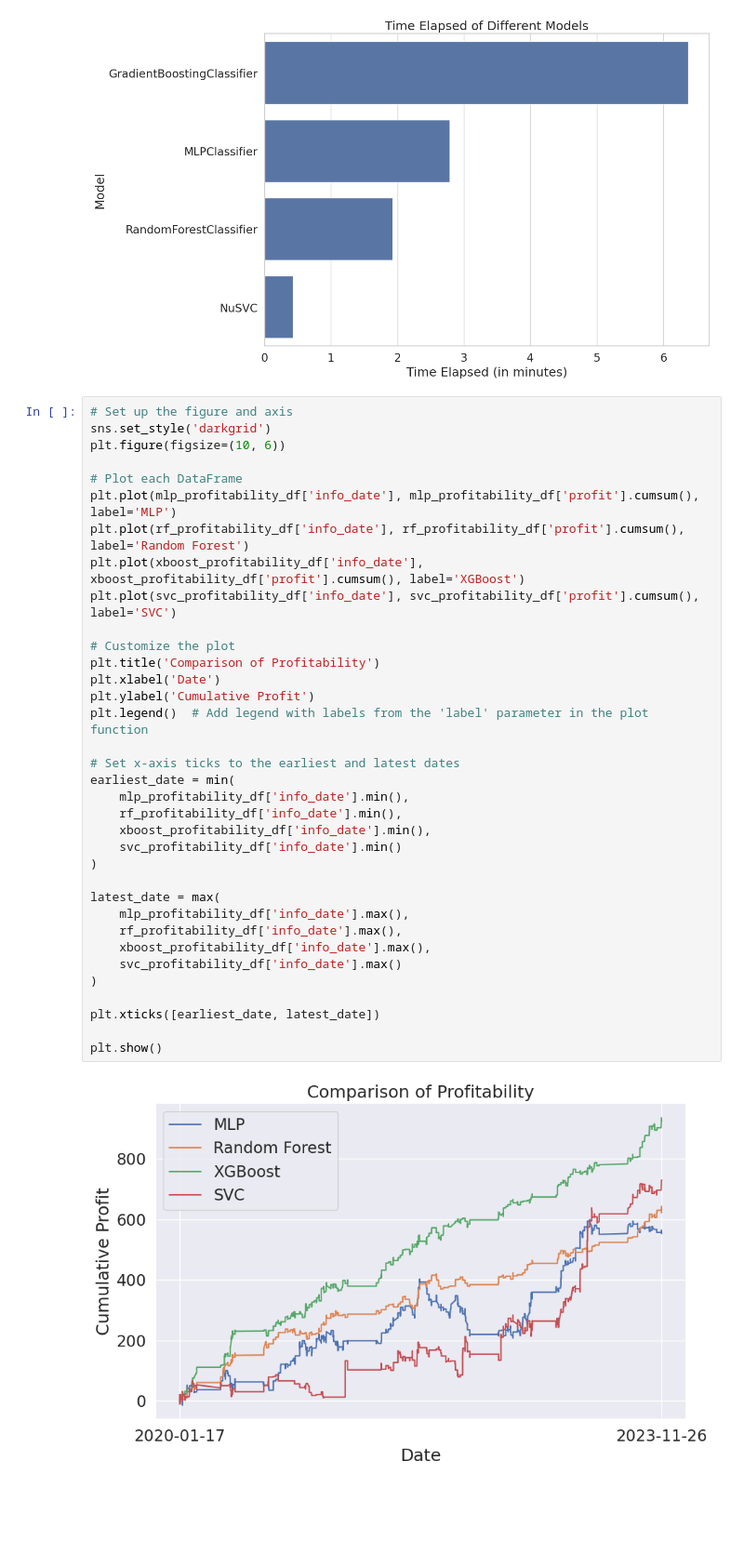
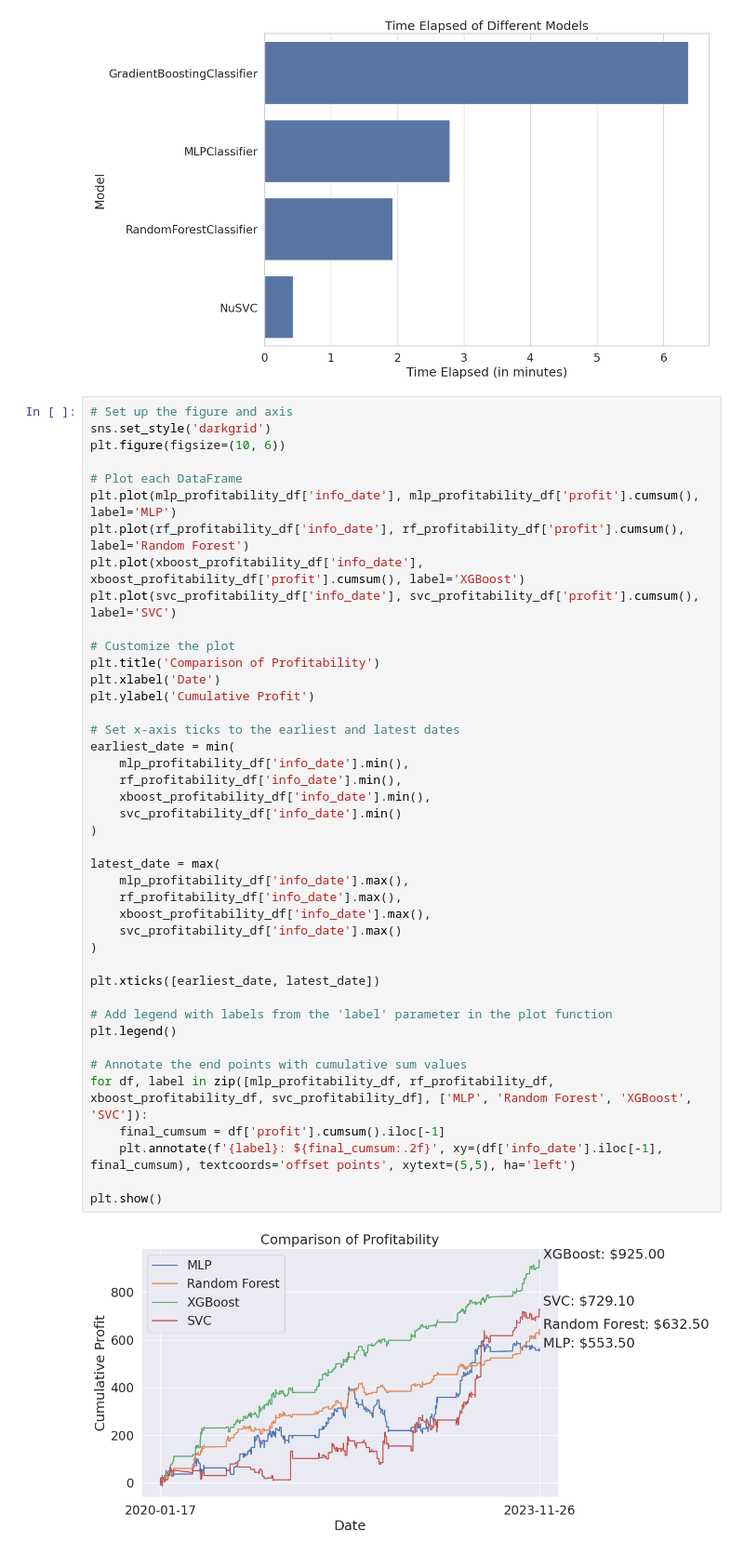
Before and after one commit to stoyanK7/football-prediction, a Jupyter notebook: notebooks/013-try-different-models.ipynb, the cells around one changed output. Shown at 93% size. Cells and saved outputs as stored; diff of their text form; blank space fills up the shorter version.

Commit message:
add more charts

```diff
--- a/notebooks/013-try-different-models.ipynb
+++ b/notebooks/013-try-different-models.ipynb
@@ -356,32 +356,39 @@ plt.figure(figsize=(10, 6))
 # Plot each DataFrame
 plt.plot(mlp_profitability_df['info_date'], mlp_profitability_df['profit'].cumsum(), label='MLP')
 plt.plot(rf_profitability_df['info_date'], rf_profitability_df['profit'].cumsum(), label='Random Forest')
 plt.plot(xboost_profitability_df['info_date'], xboost_profitability_df['profit'].cumsum(), label='XGBoost')
 plt.plot(svc_profitability_df['info_date'], svc_profitability_df['profit'].cumsum(), label='SVC')
 
 # Customize the plot
 plt.title('Comparison of Profitability')
 plt.xlabel('Date')
 plt.ylabel('Cumulative Profit')
-plt.legend()  # Add legend with labels from the 'label' parameter in the plot function
 
 # Set x-axis ticks to the earliest and latest dates
 earliest_date = min(
     mlp_profitability_df['info_date'].min(),
     rf_profitability_df['info_date'].min(),
     xboost_profitability_df['info_date'].min(),
     svc_profitability_df['info_date'].min()
 )
 
 latest_date = max(
     mlp_profitability_df['info_date'].max(),
     rf_profitability_df['info_date'].max(),
     xboost_profitability_df['info_date'].max(),
     svc_profitability_df['info_date'].max()
 )
 
 plt.xticks([earliest_date, latest_date])
 
+# Add legend with labels from the 'label' parameter in the plot function
+plt.legend()
+
+# Annotate the end points with cumulative sum values
+for df, label in zip([mlp_profitability_df, rf_profitability_df, xboost_profitability_df, svc_profitability_df], ['MLP', 'Random Forest', 'XGBoost', 'SVC']):
+    final_cumsum = df['profit'].cumsum().iloc[-1]
+    plt.annotate(f'{label}: ${final_cumsum:.2f}', xy=(df['info_date'].iloc[-1], final_cumsum), textcoords='offset points', xytext=(5,5), ha='left')
+
 plt.show()
 # %% [output]
-[figure, old version]
+[figure, new version]
```
Also changed, not shown: parts of 2 cells of this notebook.
